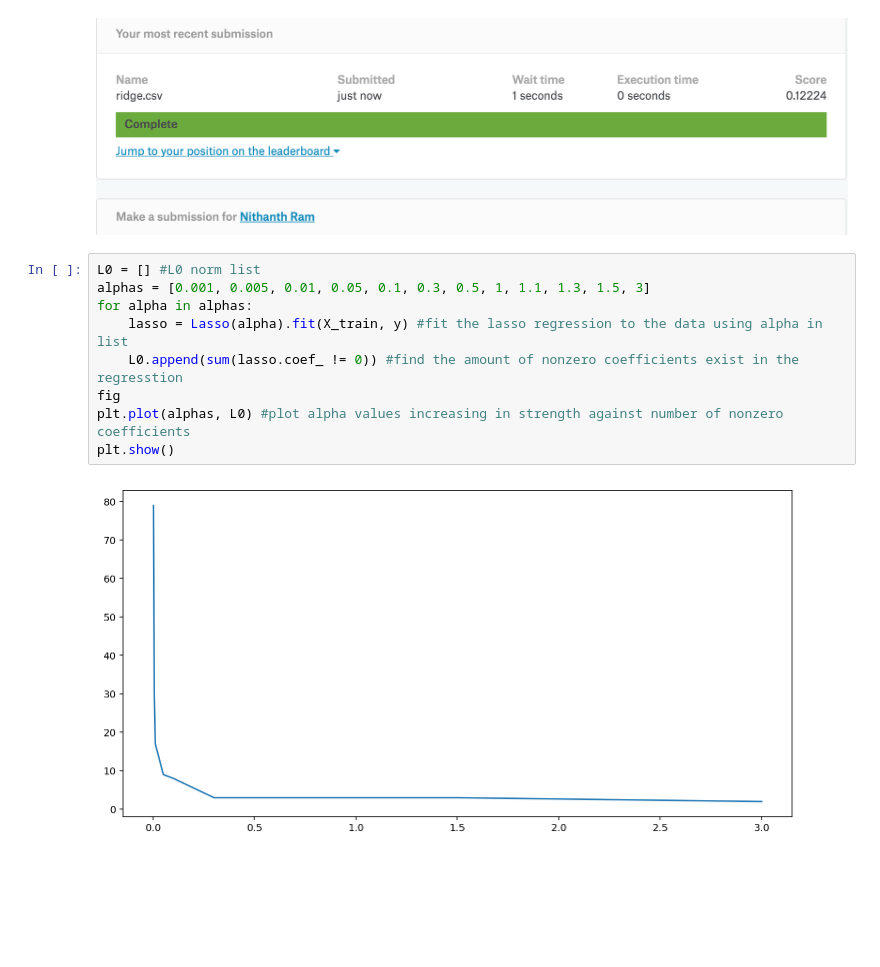
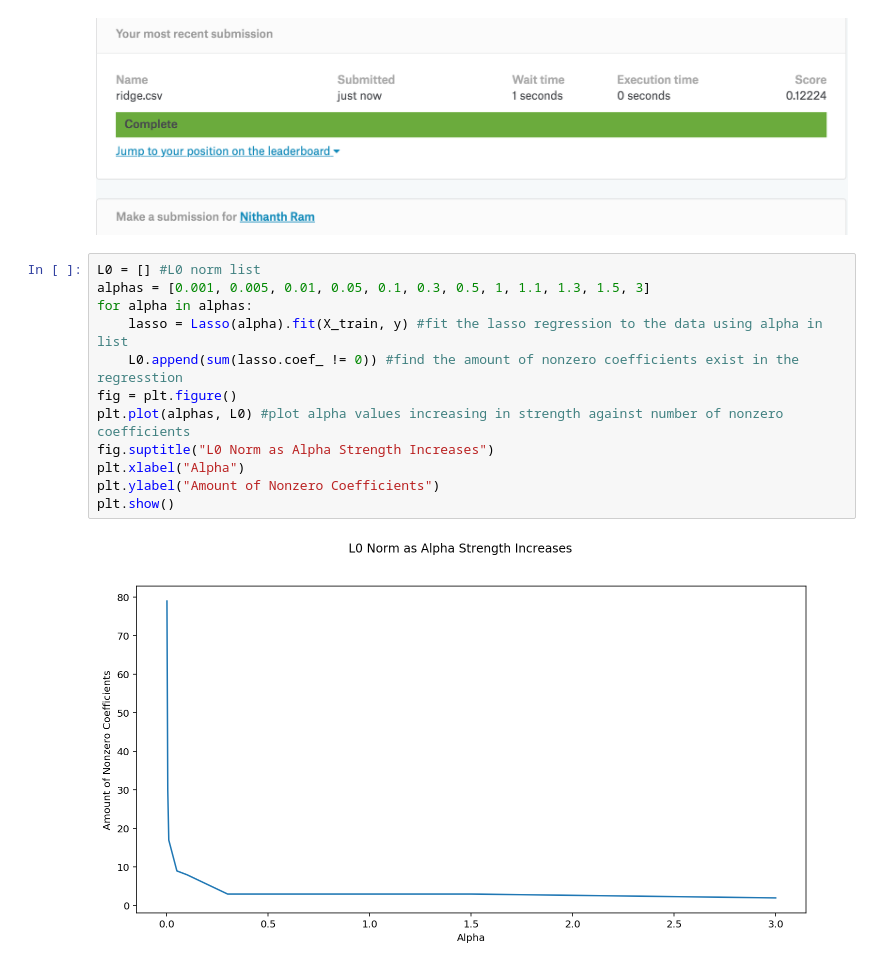
Before and after one commit to yue-cheng-wind/EE460J-Labs, a Jupyter notebook: Lab 3/Untitled.ipynb, the cells around one changed output. Drawn from its saved outputs; the diff is of its cells as text; blank space fills up the shorter version.

```diff
--- a/Lab 3/Untitled.ipynb
+++ b/Lab 3/Untitled.ipynb
@@ -147,11 +147,14 @@ RMSE for Ridge Regression: 0.1276558204028946 VS RMSE for Lasso Regression: 0.12
 # %%
 L0 = [] #L0 norm list
 alphas = [0.001, 0.005, 0.01, 0.05, 0.1, 0.3, 0.5, 1, 1.1, 1.3, 1.5, 3]
 for alpha in alphas:
     lasso = Lasso(alpha).fit(X_train, y) #fit the lasso regression to the data using alpha in list
     L0.append(sum(lasso.coef_ != 0)) #find the amount of nonzero coefficients exist in the regresstion
-fig
+fig = plt.figure()
 plt.plot(alphas, L0) #plot alpha values increasing in strength against number of nonzero coefficients
+fig.suptitle("L0 Norm as Alpha Strength Increases")
+plt.xlabel("Alpha")
+plt.ylabel("Amount of Nonzero Coefficients")
 plt.show()
 # %% [output]
-[figure, old version]
+[figure, new version]
```
